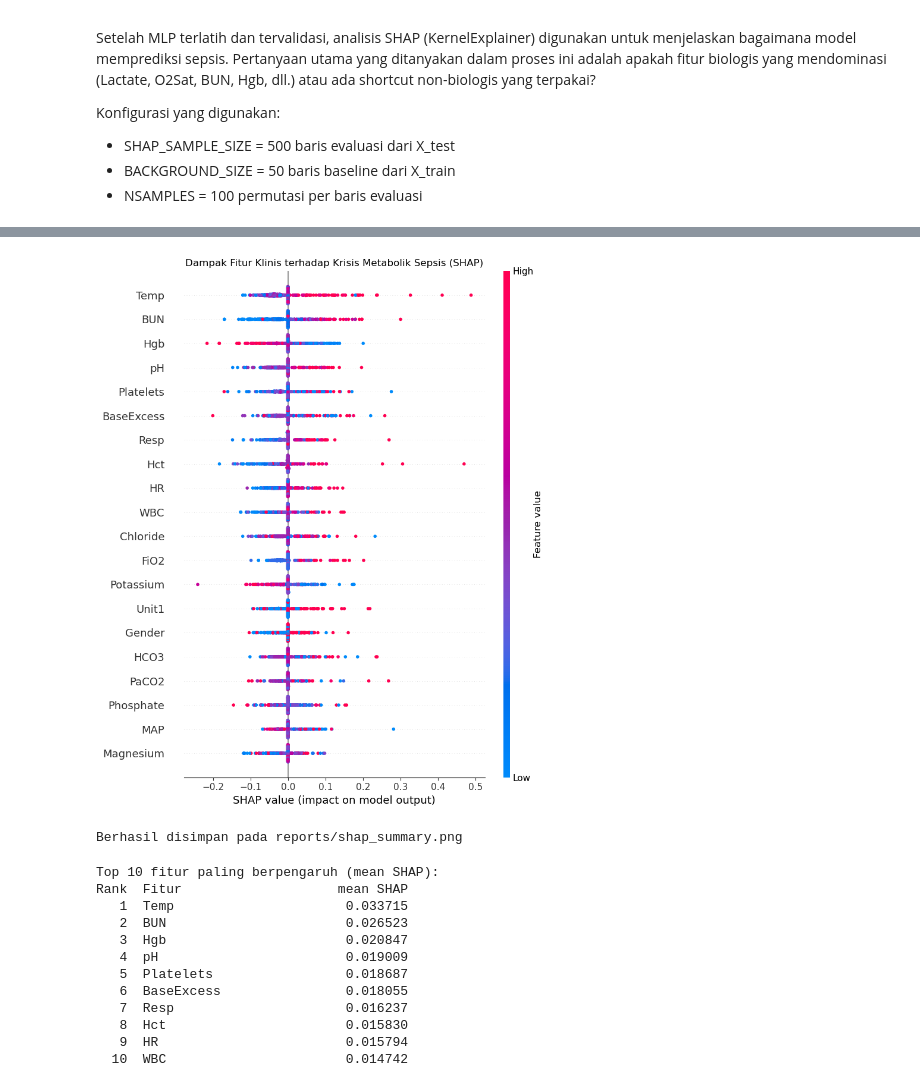
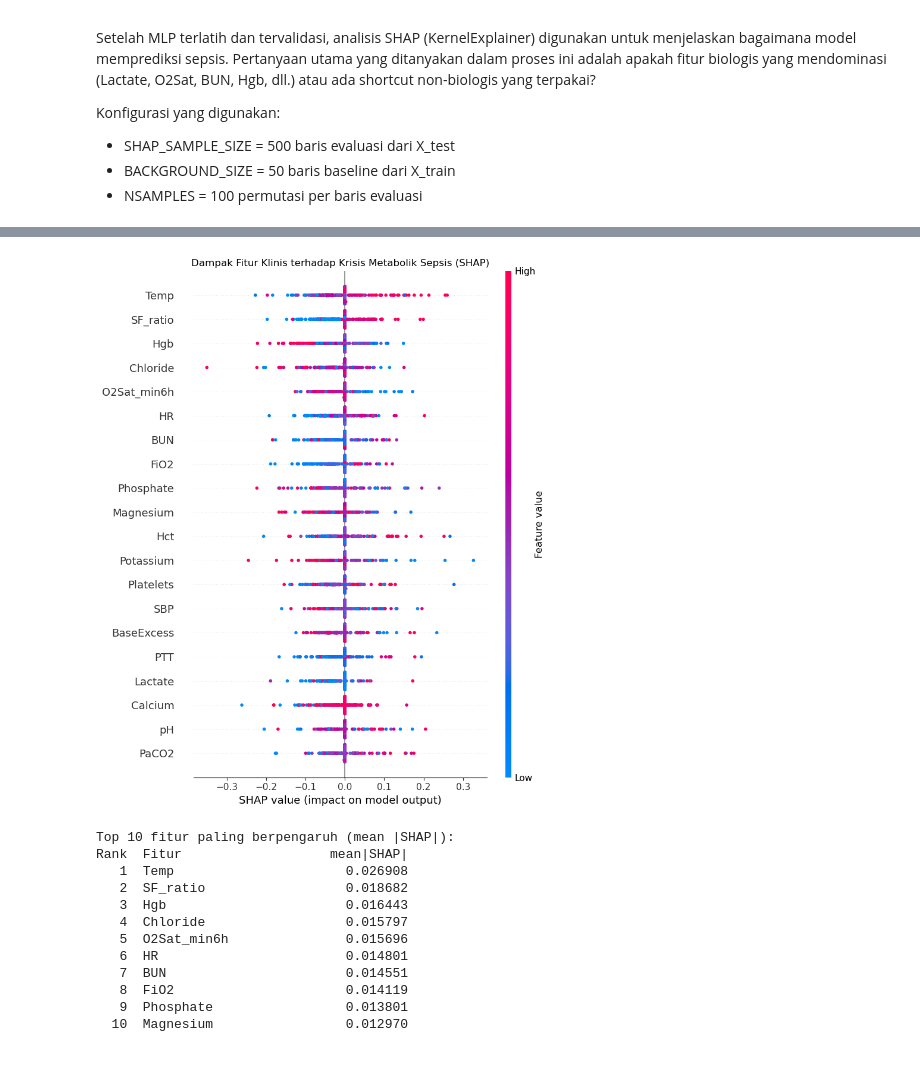
Before and after one commit to PeterWongsoredjo/Tubes_KDS, a Jupyter notebook: notebooks/02_modeling_sepsis.ipynb, the cells around one changed output, grey strips where cells are left out. Cells and saved outputs as stored; diff of their text form; code cells hidden in the pictures.

```diff
--- a/notebooks/02_modeling_sepsis.ipynb
+++ b/notebooks/02_modeling_sepsis.ipynb
@@ -370,14 +468,26 @@ BACKGROUND_SIZE  = 50
 NSAMPLES         = 100
 RANDOM_STATE     = 42
 
+X_train_scaled = X_train
+X_test_scaled  = X_test
+
 rng = np.random.default_rng(RANDOM_STATE)
-bg_idx = rng.choice(X_train.shape[0], size=BACKGROUND_SIZE, replace=False)
-ev_idx = rng.choice(X_test.shape[0], size=SHAP_SAMPLE_SIZE, replace=False)
+bg_idx = rng.choice(X_train_scaled.shape[0], size=BACKGROUND_SIZE, replace=False)
 
-background  = X_train[bg_idx]
-eval_sample = X_test[ev_idx]
+pos_test_idx = np.flatnonzero(y_test == 1)
+neg_test_idx = np.flatnonzero(y_test == 0)
+n_each = SHAP_SAMPLE_SIZE // 2
+ev_idx = np.concatenate([
+    rng.choice(pos_test_idx, size=min(n_each, len(pos_test_idx)), replace=False),
+    rng.choice(neg_test_idx, size=min(n_each, len(neg_test_idx)), replace=False),
+])
+rng.shuffle(ev_idx)
 
-print(f"X_train: {X_train.shape}, X_test: {X_test.shape}, features: {len(feature_names)}")
+background  = X_train_scaled[bg_idx]
+eval_sample = X_test_scaled[ev_idx]
+eval_labels = y_test[ev_idx]
+
+print(f"X_train: {X_train_scaled.shape} | X_test: {X_test_scaled.shape} | features: {len(feature_names)}")
 print(f"background : {background.shape}")
-print(f"eval_sample: {eval_sample.shape}")
+print(f"eval_sample: {eval_sample.shape} | pos={int(eval_labels.sum())} neg={int((1-eval_labels).sum())}")
 # %% [output]
@@ -404,35 +514,34 @@ Matriks SHAP positif (Sepsis=1): (500, 37)
 # %%
+os.makedirs("../reports", exist_ok=True)
 plt.figure()
 shap.summary_plot(shap_pos, eval_sample, feature_names=feature_names, show=False)
 plt.title("Dampak Fitur Klinis terhadap Krisis Metabolik Sepsis (SHAP)")
 plt.tight_layout()
 plt.savefig("../reports/shap_summary.png", dpi=200, bbox_inches="tight")
 plt.show()
-print("Berhasil disimpan pada reports/shap_summary.png")
 # %% [output]
-[figure, old version]
+[figure, new version]
-Berhasil disimpan pada reports/shap_summary.png
 # %%
 mean_abs = np.abs(shap_pos).mean(axis=0)
 order = np.argsort(mean_abs)[::-1]
 
-print("Top 10 fitur paling berpengaruh (mean SHAP):")
-print(f"{'Rank':>4}  {'Fitur':<20s}  {'mean SHAP':>12s}")
+print("Top 10 fitur paling berpengaruh (mean |SHAP|):")
+print(f"{'Rank':>4}  {'Fitur':<20s}  {'mean|SHAP|':>12s}")
 for rank, j in enumerate(order[:10], 1):
     print(f"{rank:>4}  {feature_names[j]:<20s}  {mean_abs[j]:>12.6f}")
 # %% [output]
-Top 10 fitur paling berpengaruh (mean SHAP):
-Rank  Fitur                    mean SHAP
-   1  Temp                      0.033715
-   2  BUN                       0.026523
-   3  Hgb                       0.020847
-   4  pH                        0.019009
-   5  Platelets                 0.018687
-   6  BaseExcess                0.018055
-   7  Resp                      0.016237
-   8  Hct                       0.015830
-   9  HR                        0.015794
-  10  WBC                       0.014742
+Top 10 fitur paling berpengaruh (mean |SHAP|):
+Rank  Fitur                   mean|SHAP|
+   1  Temp                      0.026908
+   2  SF_ratio                  0.018682
+   3  Hgb                       0.016443
+   4  Chloride                  0.015797
+   5  O2Sat_min6h               0.015696
+   6  HR                        0.014801
+   7  BUN                       0.014551
+   8  FiO2                      0.014119
+   9  Phosphate                 0.013801
+  10  Magnesium                 0.012970
 # %% [markdown]
 ### Temuan SHAP
 
```
Also changed, not shown: parts of 15 cells of this notebook, 1 other file.
